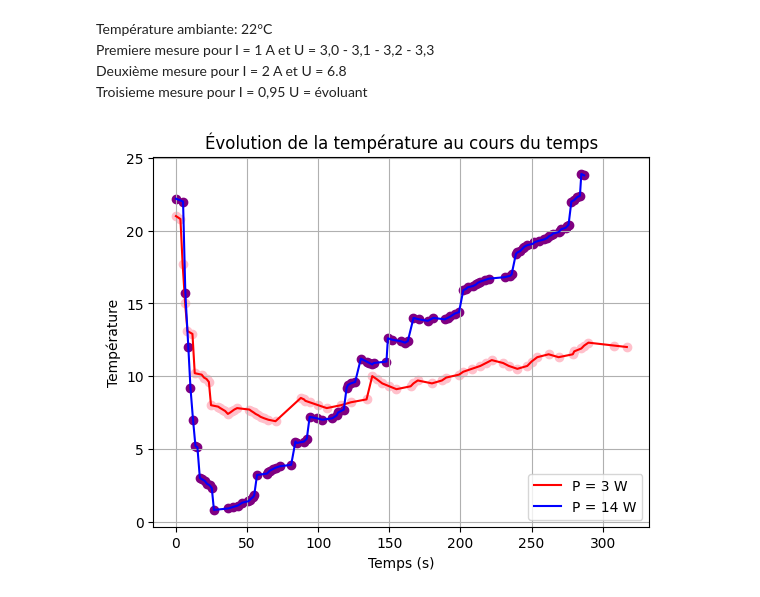
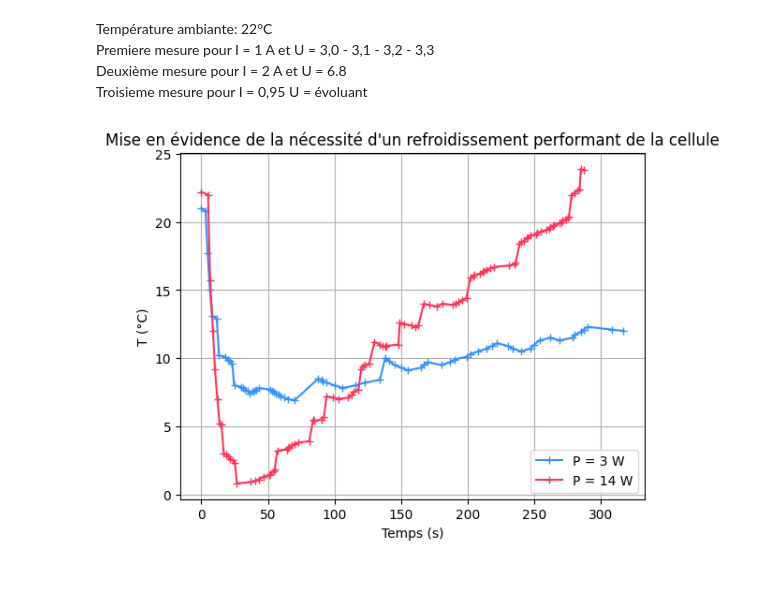
Before and after one commit to adelemarcon/TIPE, a Jupyter notebook: TIPE2derive.ipynb, the cells around one changed output. Drawn from its saved outputs; the diff is of its cells as text; code cells hidden in the pictures.

Commit message:
new title

```diff
--- a/TIPE2derive.ipynb
+++ b/TIPE2derive.ipynb
@@ -13,18 +13,16 @@ Troisieme mesure pour I = 0,95 U = évoluant
 # %%
 t1 = np.array([0,3.16,4.7,6.46,8.1,11.6,13.21,18.1,19.70,21.5,23.15,24.65,29.65,31.2,32.9,34.6,36.5,38.2,39.6,41,43,51.6,53,54.6,56,58,59.5,62,65,70,87.8,90,91,94,100,106,116,123,134,138,141,145,150,155,165,167,170,180,187,190,199,202,208,214,218,222,230,234,240,247,250,254,262,269,279,280,285,287,290,308,317])
 t2 = np.array([0,5,6.6,8.7,10.2,12,13.7,15.1,16.8,18.48,20.2,21.8,23.6,25.2,26.7,36.9,40.1,43.4,46.7,51,52,54.3,55,57,64,65,66,68,70,73,81,84,85,90,92,94,99,103,110,113,114,118,120,121,123,126,130,134,136,138,139,148,149,152,158,161,163,167,171,177,181,189,191,193,196,199,202,204,205,209,211,212,214,217,220,231,235,236,239,240,242,244,245,247,251,252,255,259,261,262,264,265,269,270,271,274,275,276,278,280,282,284,285,287])
 Temp1 = np.array([21,20.8,17.7,15,13.1,12.9,10.2,10.1,9.9,9.8,9.6,8,7.9,7.8,7.7,7.6,7.4,7.5,7.6,7.7,7.8,7.7,7.6,7.5,7.4,7.3,7.2,7.1,7.0,6.9,8.5,8.4,8.3,8.2,8,7.8,8,8.2,8.4,10,9.8,9.5,9.3,9.1,9.3,9.5,9.7,9.5,9.7,9.9,10.1,10.3,10.5,10.7,10.9,11.1,10.9,10.7,10.5,10.7,11,11.3,11.5,11.3,11.5,11.7,11.9,12.1,12.3,12.1,12])
 Temp2 = np.array([22.2,22,15.7,12,9.2,7,5.2,5.1,3,2.9,2.8,2.6,2.5,2.3,0.8,0.9,1,1.1,1.3,1.4,1.5,1.7,1.8,3.2,3.3,3.4,3.5,3.6,3.7,3.8,3.9,5.5,5.4,5.5,5.7,7.2,7.1,7,7.1,7.3,7.5,7.7,9.2,9.4,9.5,9.6,11.2,11,10.9,10.8,10.9,11,12.6,12.5,12.4,12.3,12.4,14,13.9,13.8,14,13.9,14,14.1,14.3,14.4,15.9,16,16.1,16.2,16.3,16.4,16.5,16.6,16.7,16.8,16.9,17,18.4,18.5,18.6,18.8,18.9,19,19.1,19.2,19.3,19.4,19.5,19.6,19.7,19.8,19.9,20,20.1,20.2,20.3,20.4,22,22.1,22.3,22.4,23.9,23.8])
 
-plt.plot(t1,Temp1,color = 'red',label = "P = 3 W")
-plt.plot(t2,Temp2,color = 'blue',label = "P = 14 W")
-plt.scatter(t1,Temp1, color ="pink")
-plt.scatter(t2,Temp2, color ="purple")
+plt.plot(t1,Temp1,color = '#3491fe',label = "P = 3 W", marker = '+')
+plt.plot(t2,Temp2,color = '#fe3459',label = "P = 14 W", marker = '+')
 plt.xlabel("Temps (s)")
-plt.ylabel("Température")
-plt.title("Évolution de la température au cours du temps")
+plt.ylabel("T (°C)")
+plt.title("Mise en évidence de la nécessité d'un refroidissement performant de la cellule")
 plt.grid()
 plt.legend()
 plt.show()
 # %% [output]
-[figure, old version]
+[figure, new version]
```
